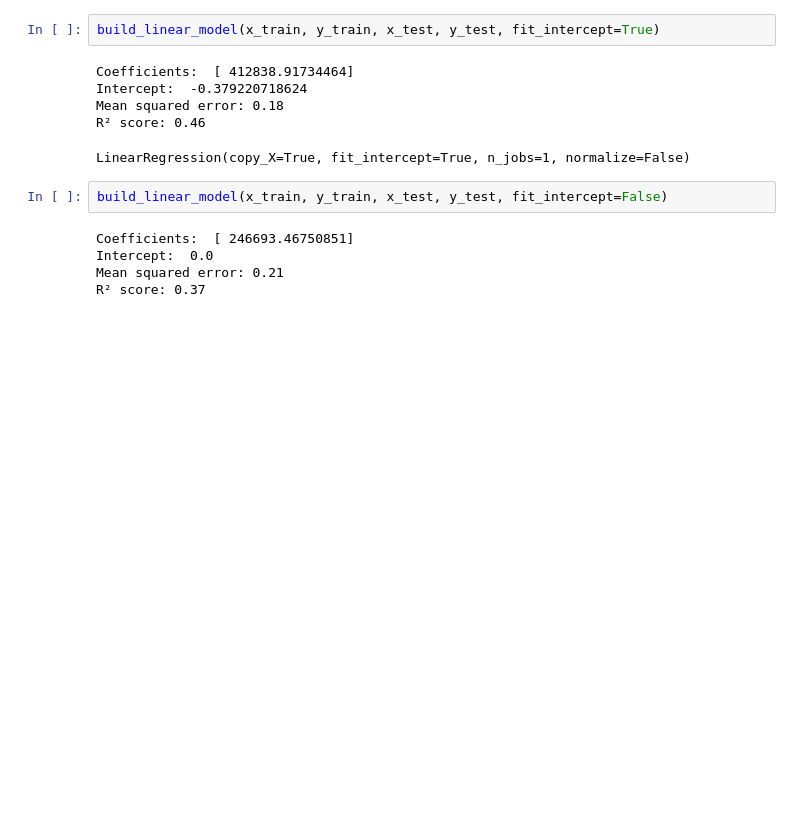
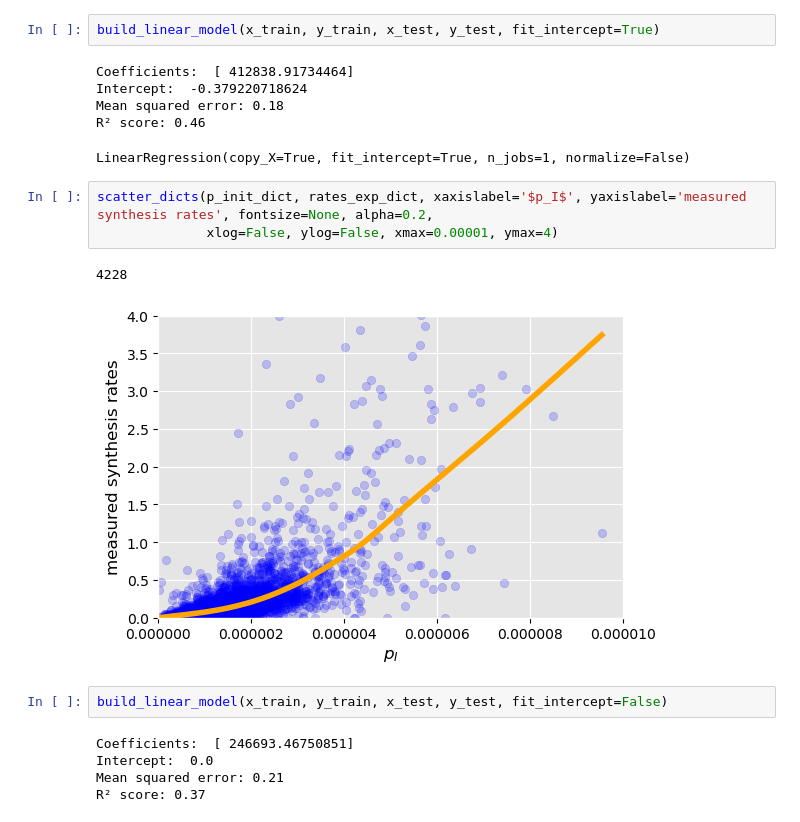
Before and after one commit to gittenberg/TRSL, a Jupyter notebook: workbooks/analyses/11 Synthesis Rate Regressions.ipynb, the cells around one changed output. Cells and saved outputs as stored; diff of their text form; blank space fills up the shorter version.

```diff
--- a/workbooks/analyses/11 Synthesis Rate Regressions.ipynb
+++ b/workbooks/analyses/11 Synthesis Rate Regressions.ipynb
@@ -191,6 +273,12 @@ Intercept:  -0.379220718624
 Mean squared error: 0.18
 R² score: 0.46
 LinearRegression(copy_X=True, fit_intercept=True, n_jobs=1, normalize=False)
+# %%
+scatter_dicts(p_init_dict, rates_exp_dict, xaxislabel='$p_I$', yaxislabel='measured synthesis rates', fontsize=None, alpha=0.2,
+              xlog=False, ylog=False, xmax=0.00001, ymax=4)
+# %% [output]
+4228
+[figure, added]
 # %%
 build_linear_model(x_train, y_train, x_test, y_test, fit_intercept=False)
 # %% [output]
```
Also changed, not shown: parts of 12 cells of this notebook, 1 other file.
